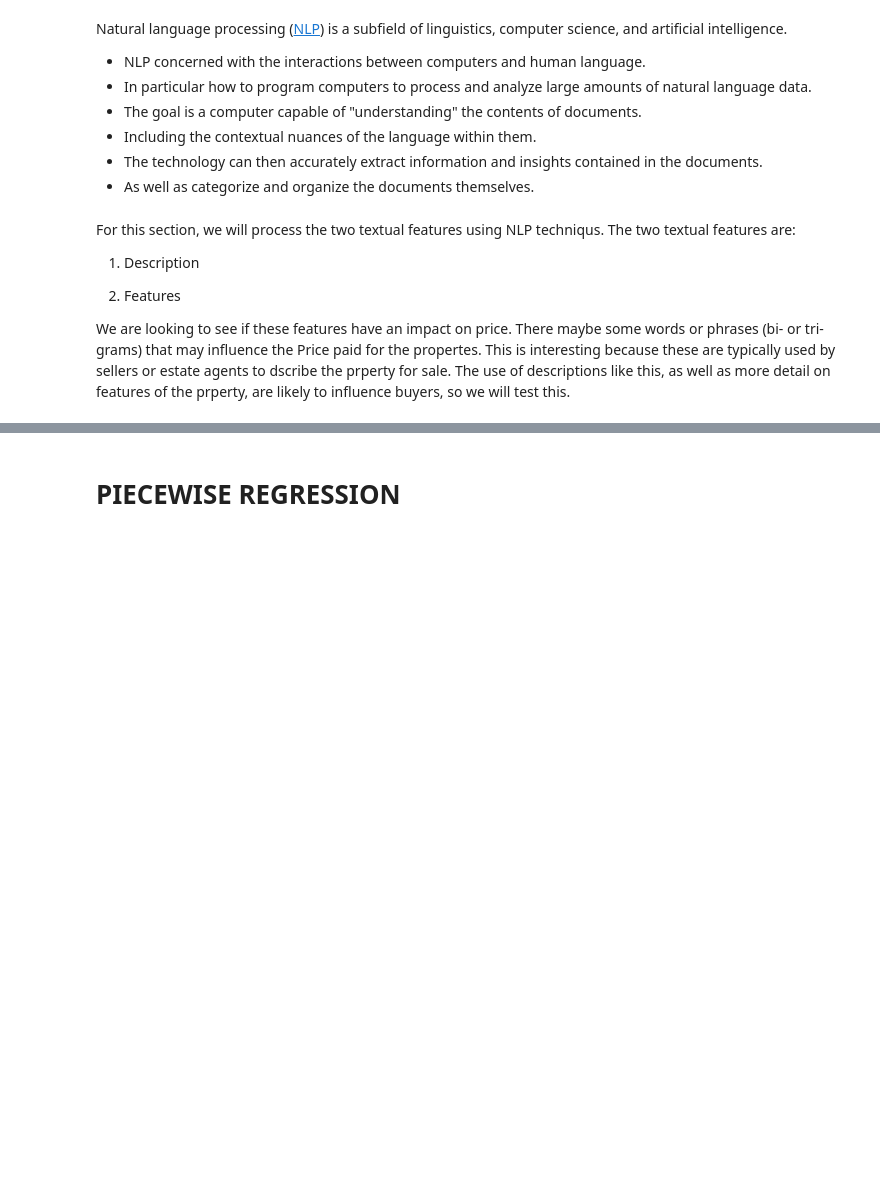
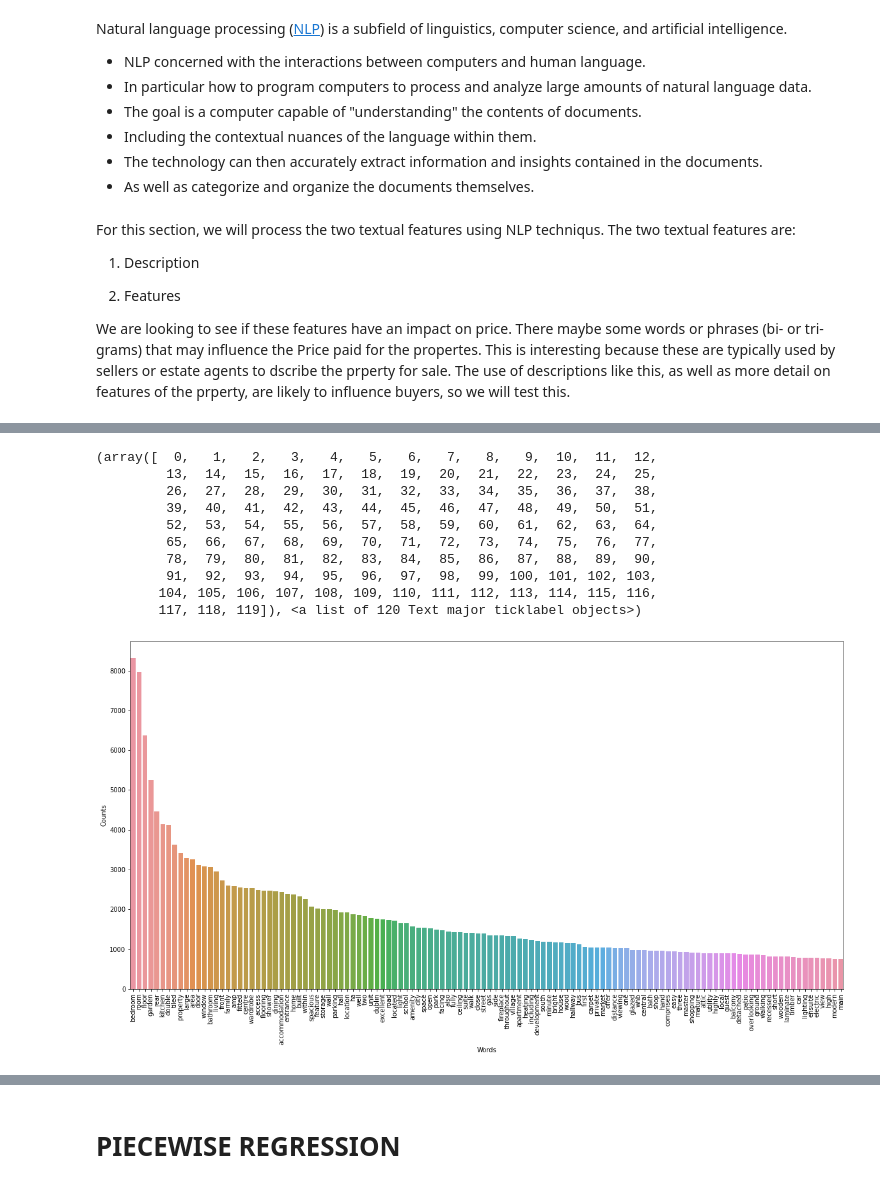
Before and after one commit to rb2022/ET5003_SEM1_2021-2, a Jupyter notebook: ET5003_Kaggle_RobertBarrett_20157347.ipynb, the cells around one changed output, grey strips where cells are left out. Drawn from its saved outputs; the diff is of its cells as text; code cells hidden in the pictures; blank space fills up the shorter version.

```diff
--- a/ET5003_Kaggle_RobertBarrett_20157347.ipynb
+++ b/ET5003_Kaggle_RobertBarrett_20157347.ipynb
@@ -813,0 +830,31 @@ print(description)
+# %%
+word_counts={}
+
+n = df_train.shape[0]
+for p in range(n):
+  text= nlp_preprocess((df_train.iloc[p]['Desc_Feat']))
+  count_words(text)
+
+sorted_words = dict(sorted(word_counts.items(), key=lambda x: x[1], reverse=True))
+# %%
+words = list(sorted_words.keys())[0:120]
+count = list(sorted_words.values())[0:120]
+
+df_wdcount=pd.DataFrame(words, columns=['Words'])
+df_wdcount['Counts'] = count
+# %%
+plt.figure(figsize=(20, 10))
+ax = sn.barplot(x='Words', y='Counts', data=df_wdcount, order=df_wdcount.sort_values('Counts', ascending=False).Words)
+plt.xticks(rotation=90)
+# %% [output]
+(array([  0,   1,   2,   3,   4,   5,   6,   7,   8,   9,  10,  11,  12,
+         13,  14,  15,  16,  17,  18,  19,  20,  21,  22,  23,  24,  25,
+         26,  27,  28,  29,  30,  31,  32,  33,  34,  35,  36,  37,  38,
+         39,  40,  41,  42,  43,  44,  45,  46,  47,  48,  49,  50,  51,
+         52,  53,  54,  55,  56,  57,  58,  59,  60,  61,  62,  63,  64,
+         65,  66,  67,  68,  69,  70,  71,  72,  73,  74,  75,  76,  77,
+         78,  79,  80,  81,  82,  83,  84,  85,  86,  87,  88,  89,  90,
+         91,  92,  93,  94,  95,  96,  97,  98,  99, 100, 101, 102, 103,
+        104, 105, 106, 107, 108, 109, 110, 111, 112, 113, 114, 115, 116,
+        117, 118, 119]), <a list of 120 Text major ticklabel objects>)
+[figure, added]
```
Also changed, not shown: parts of 11 cells of this notebook.
